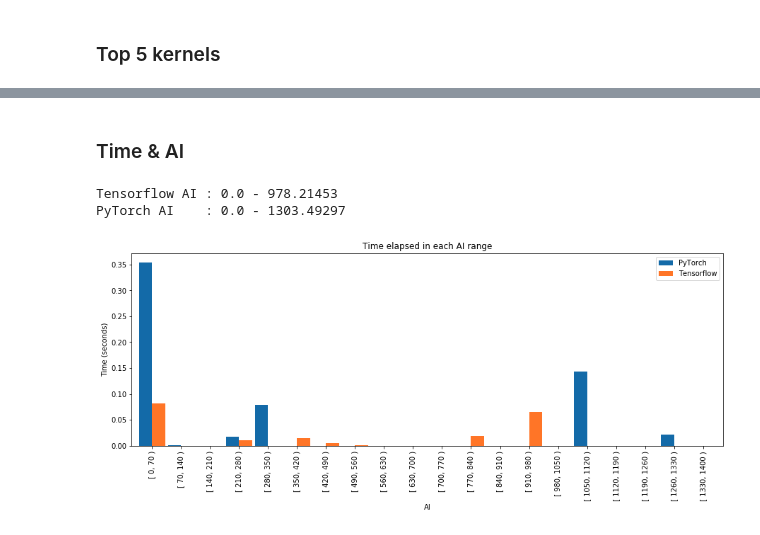
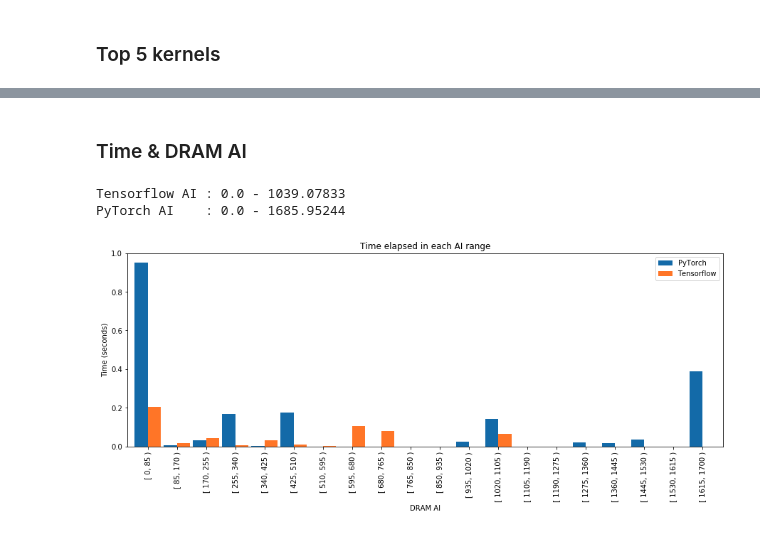
Before and after one commit to PointKernel/climate-seg-benchmark, a Jupyter notebook: analysis/analysis.ipynb, the cells around one changed output, grey strips where cells are left out. Cells and saved outputs as stored; diff of their text form; code cells hidden in the pictures.

Commit message:
Add full profiling analysis for TF and PT

```diff
--- a/analysis/analysis.ipynb
+++ b/analysis/analysis.ipynb
@@ -22,10 +13,19 @@ ptdir   = "/global/homes/y/yswang/mlperf-deepcam/analysis"
+# %%
+# mycolor
+pytorch    = '#136aa8'
+tensorflow = '#ff7527'
+mycolors   = [pytorch, tensorflow]
+
+# working dirs
+datadir = "/global/cfs/cdirs/m1759/yswang/results"
+
+# keys
+selectkeys = ['Name', 'Invocations', 'CUDA Time', 'Performance GFlop/s', 'FLOPs', 'L1 AI', 'L2 AI', 'DRAM AI', 'L1 Bytes', 'L2 Bytes', 'DRAM Bytes']
 # %% [markdown]
 # Load Data
 # %%
-selectkeys = ['Name', 'Invocations', 'CUDA Time', 'Performance GFlop/s', 'FLOPs', 'L1 AI', 'L2 AI', 'DRAM AI', 'L1 Bytes', 'L2 Bytes', 'DRAM Bytes']
-
-tfcombineddf = pd.read_csv(os.path.join(datadir,"combined_profile.csv"))
-ptcombineddf = pd.read_csv(os.path.join(ptdir,"combined.csv"))
-tfprofiledf  = pd.read_csv(os.path.join(datadir,"full_profile.csv"))
-ptprofiledf  = pd.read_csv(os.path.join(ptdir,"profile.csv"))
+tfcombineddf = pd.read_csv(os.path.join(datadir,"tf_combined_profile.csv"))
+ptcombineddf = pd.read_csv(os.path.join(datadir,"pt_combined_profile.csv"))
+tfprofiledf  = pd.read_csv(os.path.join(datadir,"tf_full_profile.csv"))
+ptprofiledf  = pd.read_csv(os.path.join(datadir,"pt_full_profile.csv"))
 # %% [markdown]
@@ -52,10 +58,17 @@ display(combineddf)
 # %% [markdown]
 ## Detailed comparison
 # %%
-ptdf = ptprofiledf.loc[ptprofiledf['Pass'].str.contains("forward"), selectkeys].sort_values('CUDA Time', ascending=False).reset_index(drop=True).copy()
+ptdf = ptprofiledf[selectkeys].copy()
+ptdf = ptdf.groupby(['Name']).sum().sort_values('CUDA Time', ascending=False)
+ptdf.reset_index(inplace=True)
+ptdf['Performance GFlop/s'] = ptdf['FLOPs'] / ptdf['CUDA Time'] / 1e9
+ptdf['L1 AI'] = ptdf['FLOPs'] / ptdf['L1 Bytes']
+ptdf['L2 AI'] = ptdf['FLOPs'] / ptdf['L2 Bytes']
+ptdf['DRAM AI'] = ptdf['FLOPs'] / ptdf['DRAM Bytes']
+
 #profiledf = profiledf.sort_values('CUDA Time', ascending=False).reset_index(drop=True)
 tfdf = tfprofiledf[selectkeys].copy()
 
 # print
-#display(ptdf)
-#display(tfdf)
+display(ptdf)
+display(tfdf)
@@ -137,5 +185,5 @@ display(tmpdf)
 # %% [markdown]
-### Time & AI
+### Time & DRAM AI
 # %%
 # AI range
 ltfai = list(tfdf['DRAM AI'])
@@ -144,7 +192,7 @@ print('Tensorflow AI : {} - {:.5f}'.format(min(ltfai), max(ltfai)))
 print('PyTorch AI    : {} - {:.5f}'.format(min(lptai), max(lptai)))
 
 min_ai = 0.
-max_ai = 1400.
+max_ai = 1700.
 
 # hist parameters
 N = 20
@@ -156,34 +204,34 @@ lai     = []
 for i in range(N):
     lhistid.append(i)
     airange = '[ ' + str(int(i * stride)) + ', ' + str(int((i+1) * stride)) + ' )'
     lai.append(airange)
 
 resdf = pd.DataFrame({'Hist ID': lhistid, 'AI': lai})
 
 def ai_classifier(row):
     res = '[ ' + str(int(row['DRAM AI'] / stride)*int(stride))\
           + ', ' + str(int(row['DRAM AI'] / stride + 1)*int(stride)) + ' )'
     return res
 
 def hist_classifier(row):
     return int(row['DRAM AI'] / stride)
 
 tfdf['AI'] = tfdf.apply(ai_classifier, axis=1)
 ptdf['AI'] = ptdf.apply(ai_classifier, axis=1)
 tfdf['Hist ID'] = tfdf.apply(hist_classifier, axis=1)
 ptdf['Hist ID'] = ptdf.apply(hist_classifier, axis=1)
 
 tmptf = tfdf.groupby(['Hist ID', 'AI']).sum().reset_index()
 tmppt = ptdf.groupby(['Hist ID', 'AI']).sum().reset_index()
 
 tmptf = tmptf.merge(tmppt, on=['Hist ID', 'AI'], how='outer')
 resdf = resdf.merge(tmptf, on=['Hist ID', 'AI'], how='outer')
 resdf = resdf[['Hist ID', 'AI', 'CUDA Time_x', 'CUDA Time_y']].fillna(0.).rename(columns={"CUDA Time_x": 'Tensorflow', 'CUDA Time_y': 'PyTorch'}).sort_values('Hist ID')
 #display(resdf)
 
 ax = resdf.plot.bar(x='AI', y=['PyTorch', 'Tensorflow'], figsize=(15, 5), title='Time elapsed in each AI range', width=0.9, color=mycolors)
-ax = ax.set(ylabel='Time (seconds)')
+ax = ax.set(xlabel='DRAM AI', ylabel='Time (seconds)')
 # %% [output]
-Tensorflow AI : 0.0 - 978.21453
-PyTorch AI    : 0.0 - 1303.49297
+Tensorflow AI : 0.0 - 1039.07833
+PyTorch AI    : 0.0 - 1685.95244
-[figure, old version]
+[figure, new version]
```
Also changed, not shown: parts of 14 cells of this notebook, 8 other files.
